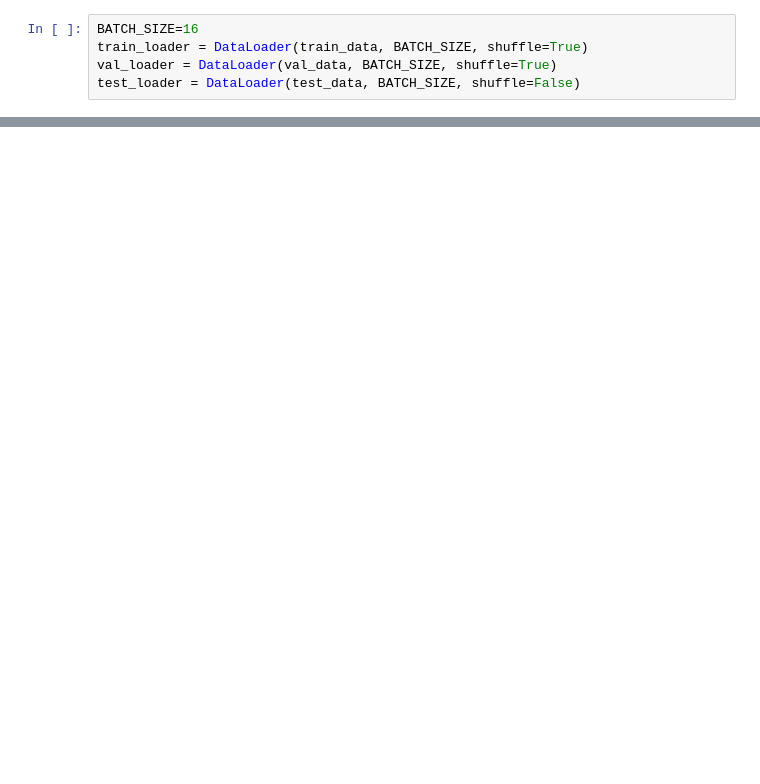
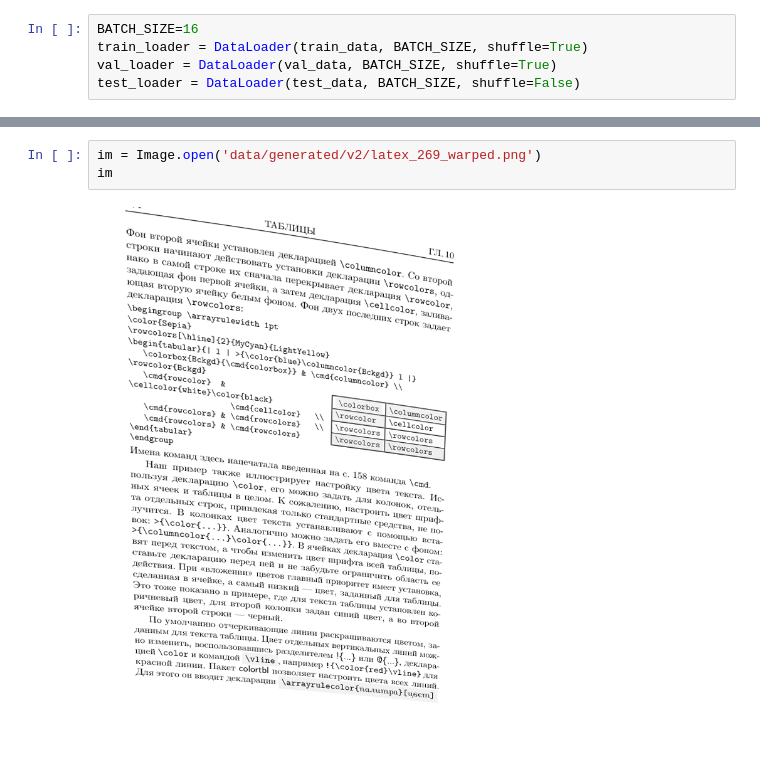
Before and after one commit to trxxnk/text-image-alignment, a Jupyter notebook: notebooks/03_train_model.ipynb, the cells around one changed output, grey strips where cells are left out. Drawn from its saved outputs; the diff is of its cells as text; blank space fills up the shorter version.

```diff
--- a/notebooks/03_train_model.ipynb
+++ b/notebooks/03_train_model.ipynb
@@ -44,0 +301,5 @@ test_loader = DataLoader(test_data, BATCH_SIZE, shuffle=False)
+# %%
+im = Image.open('data/generated/v2/latex_269_warped.png')
+im
+# %% [output]
+[figure, added]
```
Also changed, not shown: parts of 27 cells of this notebook, 3 other files.
